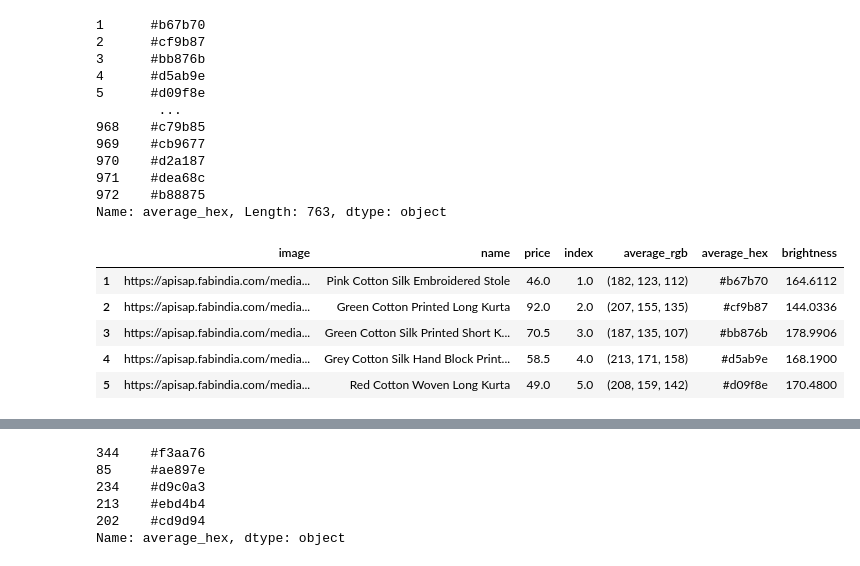
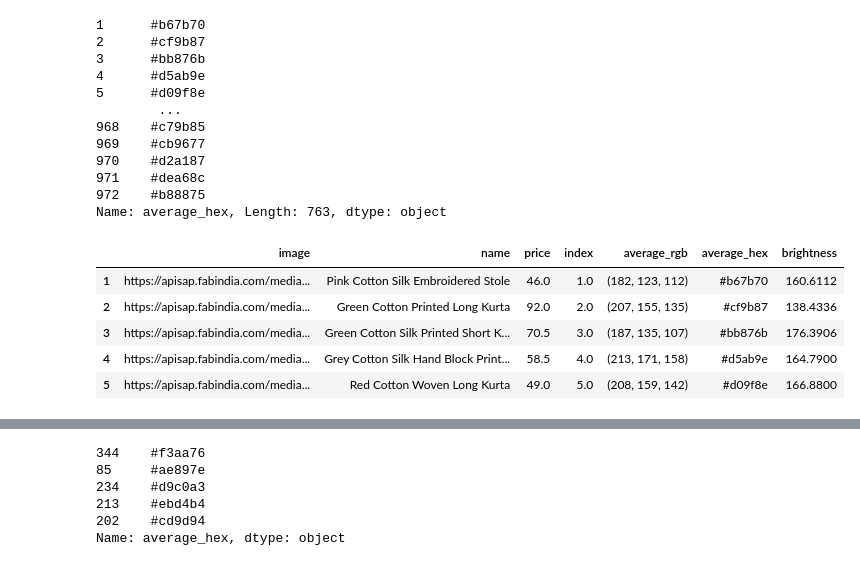
Before and after one commit to ishies/colorism_web_scraping, a Jupyter notebook: analysis.ipynb, the cells around one changed output, grey strips where cells are left out. Drawn from its saved outputs; the diff is of its cells as text; code cells hidden in the pictures.

```diff
--- a/analysis.ipynb
+++ b/analysis.ipynb
@@ -102,18 +102,18 @@ pmaster['average_hex']
 Name: average_hex, Length: 763, dtype: object
 # %%
 for i in range(len(pmaster)):
-    brightness =  0.2126 * pmaster.iloc[i]['average_rgb'][0] + 0.7152 * pmaster.iloc[i]['average_rgb'][1] + 0.0722 * pmaster.iloc[i]['average_rgb'][2]
+    brightness =  0.2126 * pmaster.iloc[i]['average_rgb'][0] + 0.5152 * pmaster.iloc[i]['average_rgb'][1] + 0.2722 * pmaster.iloc[i]['average_rgb'][2]
     pmaster.at[i, 'brightness'] = brightness
 
 pmaster = pmaster.dropna(subset=['brightness'])
 pmaster.head()
 # %% [output]
 |  | image | name | price | index | average_rgb | average_hex | brightness |
-| 1 | https://apisap.fabindia.com/media... | Pink Cotton Silk Embroidered Stole | 46.0 | 1.0 | (182, 123, 112) | #b67b70 | 164.6112 |
-| 2 | https://apisap.fabindia.com/media... | Green Cotton Printed Long Kurta | 92.0 | 2.0 | (207, 155, 135) | #cf9b87 | 144.0336 |
-| 3 | https://apisap.fabindia.com/media... | Green Cotton Silk Printed Short K... | 70.5 | 3.0 | (187, 135, 107) | #bb876b | 178.9906 |
-| 4 | https://apisap.fabindia.com/media... | Grey Cotton Silk Hand Block Print... | 58.5 | 4.0 | (213, 171, 158) | #d5ab9e | 168.1900 |
-| 5 | https://apisap.fabindia.com/media... | Red Cotton Woven Long Kurta | 49.0 | 5.0 | (208, 159, 142) | #d09f8e | 170.4800 |
+| 1 | https://apisap.fabindia.com/media... | Pink Cotton Silk Embroidered Stole | 46.0 | 1.0 | (182, 123, 112) | #b67b70 | 160.6112 |
+| 2 | https://apisap.fabindia.com/media... | Green Cotton Printed Long Kurta | 92.0 | 2.0 | (207, 155, 135) | #cf9b87 | 138.4336 |
+| 3 | https://apisap.fabindia.com/media... | Green Cotton Silk Printed Short K... | 70.5 | 3.0 | (187, 135, 107) | #bb876b | 176.3906 |
+| 4 | https://apisap.fabindia.com/media... | Grey Cotton Silk Hand Block Print... | 58.5 | 4.0 | (213, 171, 158) | #d5ab9e | 164.7900 |
+| 5 | https://apisap.fabindia.com/media... | Red Cotton Woven Long Kurta | 49.0 | 5.0 | (208, 159, 142) | #d09f8e | 166.8800 |
 # %%
 pmaster = pmaster.sort_values(by='brightness', ascending=False)
 pmaster.head()
```
Also changed, not shown: parts of 13 cells of this notebook, 3 other files.
